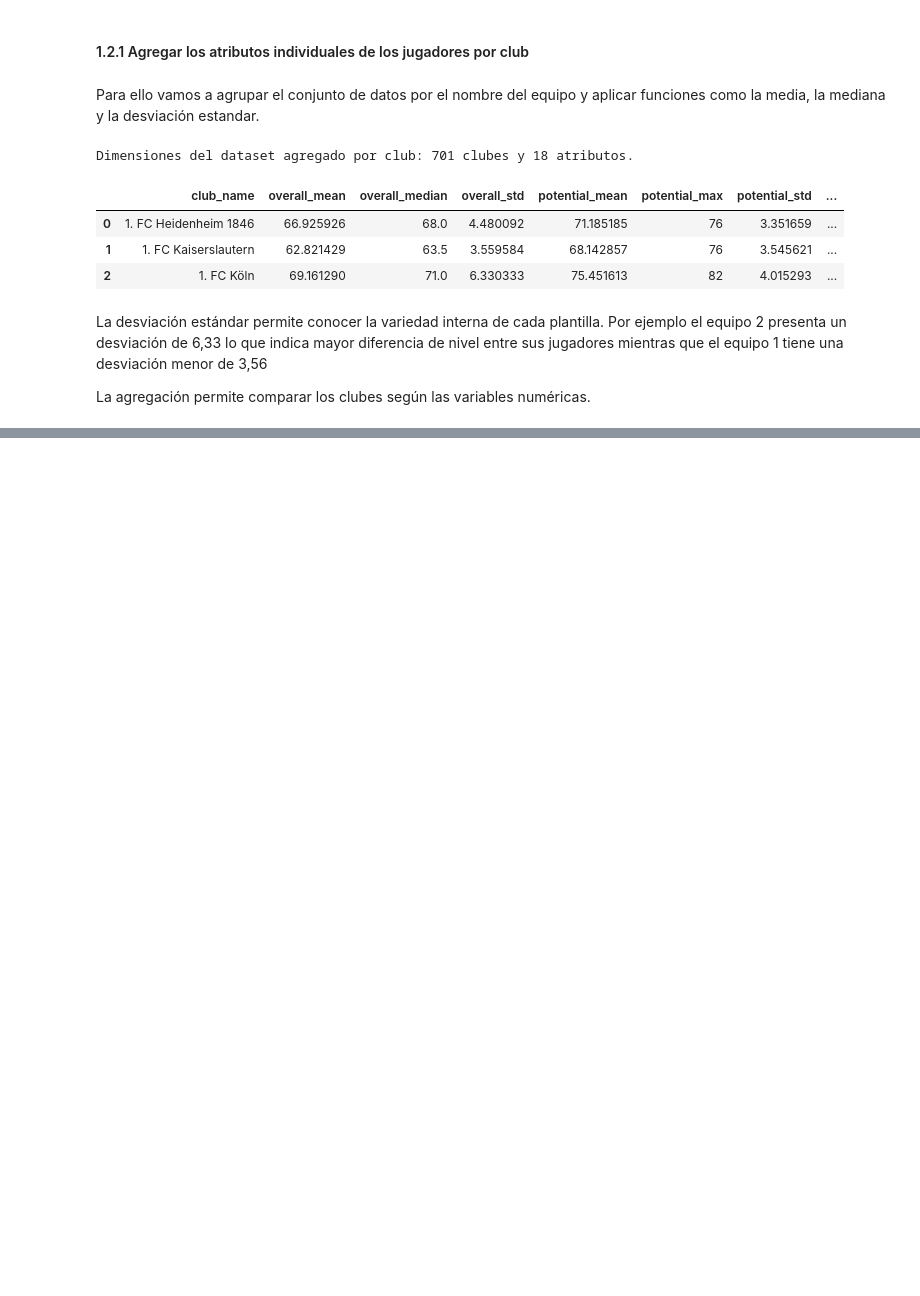
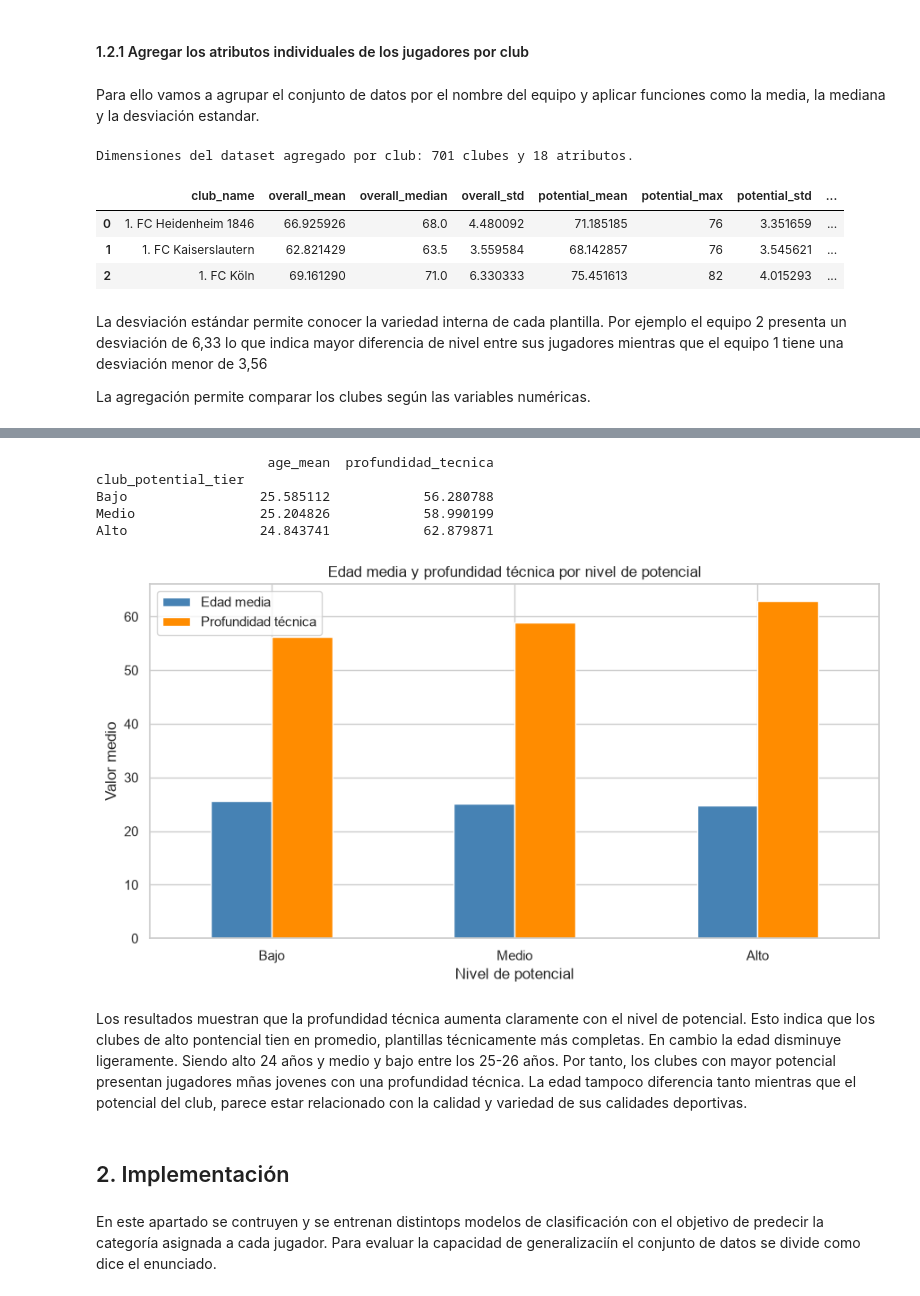
Before and after one commit to pedro-rodriguez-lopez/ML-Practica1-GrupoB9, a Jupyter notebook: PW1_E2_GRUPOB9.ipynb, the cells around one changed output, grey strips where cells are left out. Saved outputs shown, nothing was run; the diff lists cells and outputs as text; code cells hidden in the pictures; blank space fills up the shorter version.

```diff
--- a/PW1_E2_GRUPOB9.ipynb
+++ b/PW1_E2_GRUPOB9.ipynb
@@ -217,0 +432,48 @@ La agregación permite comparar los clubes según las variables numéricas.
+# %%
+import seaborn as sns
+import matplotlib.pyplot as plt
+
+atributos_tecnicos = [
+    'pace_mean',
+    'shooting_mean',
+    'passing_mean',
+    'dribbling_mean',
+    'defending_mean',
+    'physic_mean'
+]
+
+club_agg['profundidad_tecnica'] = club_agg[atributos_tecnicos].mean(axis=1)
+
+perfil_tiers = club_agg.groupby('club_potential_tier')[
+    ['age_mean', 'profundidad_tecnica']
+].mean().reindex(['Bajo', 'Medio', 'Alto'])
+
+print(perfil_tiers)
+
+perfil_tiers.plot(
+    kind='bar',
+    figsize=(9, 5),
+    color=['steelblue', 'darkorange']
+)
+
+plt.title('Edad media y profundidad técnica por nivel de potencial')
+plt.xlabel('Nivel de potencial')
+plt.ylabel('Valor medio')
+plt.xticks(rotation=0)
+plt.legend(['Edad media', 'Profundidad técnica'])
+plt.tight_layout()
+plt.show()
+# %% [output]
+                      age_mean  profundidad_tecnica
+club_potential_tier
+Bajo                 25.585112            56.280788
+Medio                25.204826            58.990199
+Alto                 24.843741            62.879871
+[figure, added]
+# %% [markdown]
+Los resultados muestran que la profundidad técnica aumenta claramente con el nivel de potencial. Esto indica que los clubes de alto pontencial tien en promedio, plantillas técnicamente más completas. En cambio la edad disminuye ligeramente. Siendo alto 24 años y medio y bajo entre los 25-26 años. Por tanto, los clubes con mayor potencial presentan jugadores mñas jovenes con una profundidad técnica.
+La edad tampoco diferencia tanto mientras que el potencial del club, parece estar relacionado con la calidad y variedad de sus calidades deportivas.
+# %% [markdown]
+## 2. Implementación
+# %% [markdown]
+En este apartado se contruyen y se entrenan distintops modelos de clasificación con el objetivo de predecir la categoría asignada a cada jugador. Para evaluar la capacidad de generalizaciín el conjunto de datos se divide como dice el enunciado.
```
Also changed, not shown: parts of 34 cells of this notebook.
